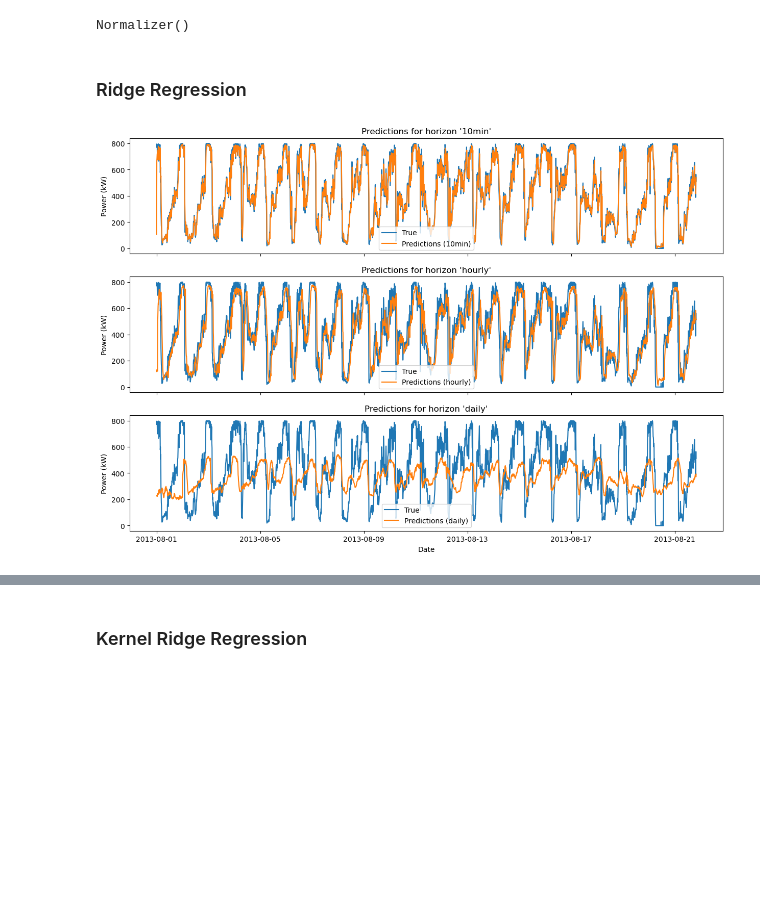
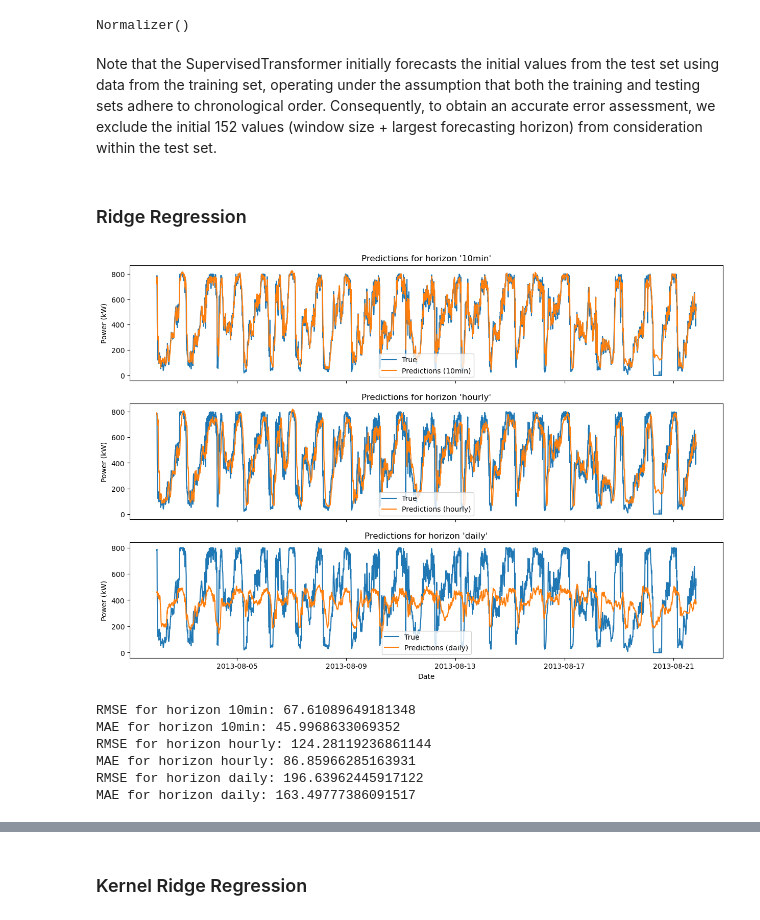
Before and after one commit to H-Kugler/forecasting-wind-power, a Jupyter notebook: notebooks/RegressionVariants.ipynb, the cells around one changed output, grey strips where cells are left out. Drawn from its saved outputs; the diff is of its cells as text; code cells hidden in the pictures; blank space fills up the shorter version.

```diff
--- a/notebooks/RegressionVariants.ipynb
+++ b/notebooks/RegressionVariants.ipynb
@@ -153,7 +155,7 @@ param_grid = [
 # %%
 ### hyperparameter tuning
 ### RUNTIME: ~ 1.5 min
-do_gridsearch = True
+do_gridsearch = False
 
 if do_gridsearch:
     grid_search = GridSearchCV(
@@ -277,7 +277,7 @@ Several features in the dataset exhibit extremely low coefficients. Notably, the
 # %%
 ### hyperparameter tuning
 ### RUNTIME: ~ 30 seconds
-do_gridsearch = True
+do_gridsearch = False
 
 if do_gridsearch:
     grid_search = GridSearchCV(
@@ -293,8 +293,8 @@ if do_gridsearch:
     grid_search.fit(X_train_braz, y_train_braz)
     res_gs_braz = pd.DataFrame(grid_search.cv_results_)
     # store results in csv-file
-    pd.DataFrame(res_gs_braz).to_csv("../results/results_gs_rr2_braz.csv")
+    pd.DataFrame(res_gs_braz).to_csv("../results/results_gs_rr_braz.csv")
     # reload necessary because list of features is stored as string and can then be used as an index
-    res_gs_braz = pd.read_csv("../results/results_gs_rr2_braz.csv")
+    res_gs_braz = pd.read_csv("../results/results_gs_rr_braz.csv")
 else:
-    res_gs_braz = pd.read_csv("../results/results_gs_rr2_braz.csv")
+    res_gs_braz = pd.read_csv("../results/results_gs_rr_braz.csv")
@@ -573,6 +583,8 @@ norm_braz = Normalizer()
 norm_braz.fit(data_braz)
 # %% [output]
 Normalizer()
+# %% [markdown]
+Note that the SupervisedTransformer initially forecasts the initial values from the test set using data from the training set, operating under the assumption that both the training and testing sets adhere to chronological order. Consequently, to obtain an accurate error assessment, we exclude the initial 152 values (window size + largest forecasting horizon) from consideration within the test set.
 # %% [markdown]
 ### Ridge Regression
 # %%
@@ -587,25 +599,36 @@ model = Pipeline(
 # %%
 ### predicting brazilian from british data
 X_train = norm_brit.transform(data_british)
 y_train = X_train["power"]
 X_test = norm_braz.transform(data_braz)
 y_test = data_braz["power"]
 
 predictions = {}
 for horizon in ["10min", "hourly", "daily"]:
     model.set_params(**{"st__horizon": horizon})
     model.fit(X_train, y_train)
     y_pred = (model.predict(X_test) * norm_braz.scale_[0]) + norm_braz.mean_[0]
     predictions[horizon] = y_pred
 
 predictions = pd.DataFrame(predictions, index=X_test.index)
 # plot first 3000 predictions
 vis.plot_predictions(
-    predictions.iloc[:3000],
-    y_test.iloc[:3000],
+    predictions.iloc[152:3000],
+    y_test.iloc[152:3000],
 )
+
+# print errors
+for horizon in predictions.columns:
+    print(f"RMSE for horizon {horizon}: {mean_squared_error(y_test[152:], predictions[horizon][152:], squared=False)}")
+    print(f"MAE for horizon {horizon}: {mean_absolute_error(y_test[152:], predictions[horizon][152:])}")
 # %% [output]
-[figure, old version]
+[figure, new version]
+RMSE for horizon 10min: 67.61089649181348
+MAE for horizon 10min: 45.9968633069352
+RMSE for horizon hourly: 124.28119236861144
+MAE for horizon hourly: 86.85966285163931
+RMSE for horizon daily: 196.63962445917122
+MAE for horizon daily: 163.49777386091517
 # %%
 ### predicting british from brazilian data
 X_train = norm_braz.transform(data_braz)
```
Also changed, not shown: parts of 26 cells of this notebook, 1 other file.
